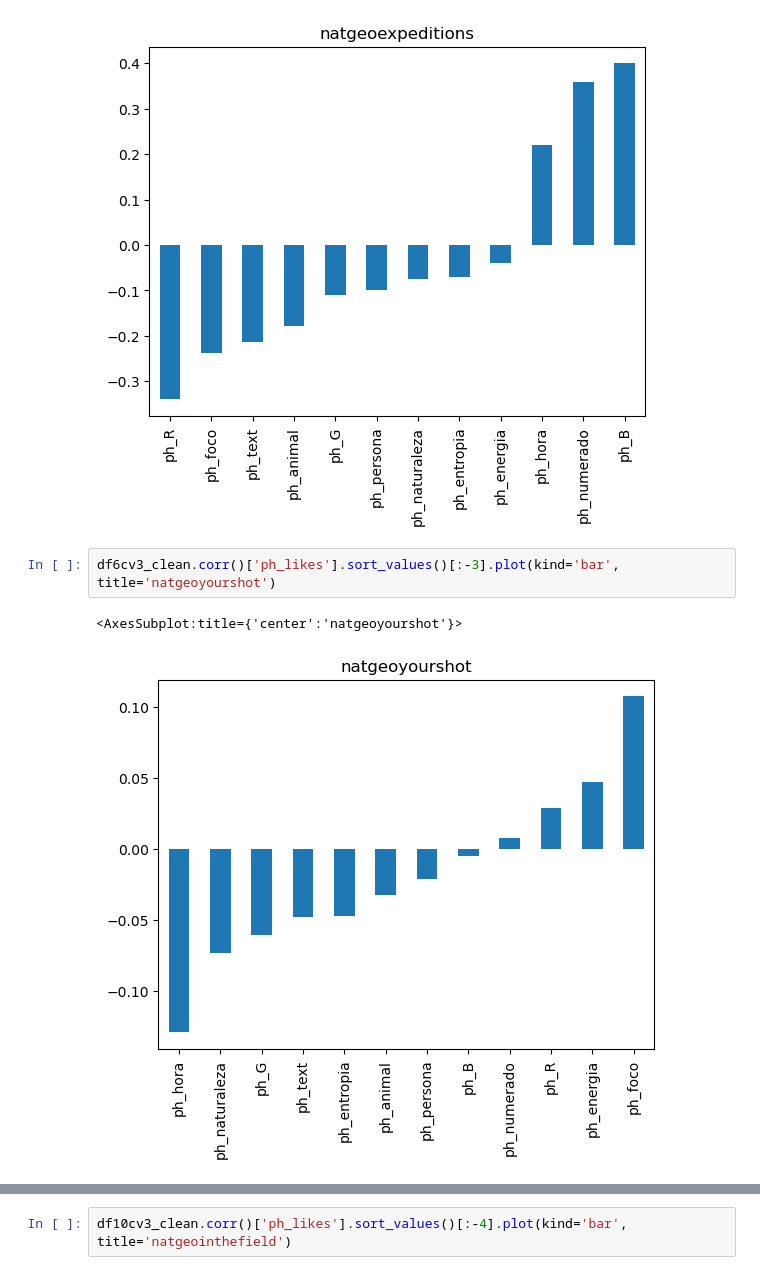
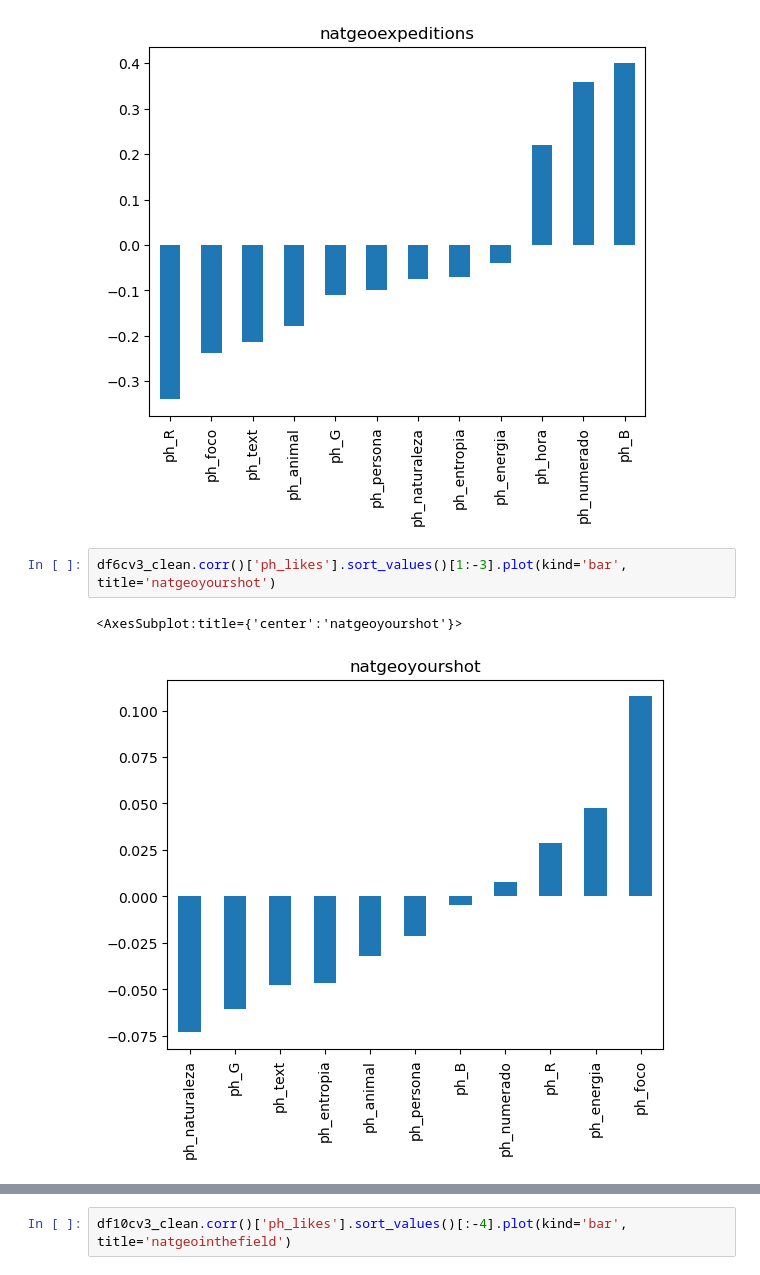
Before and after one commit to segomismo/proyecto-final-ironhack, a Jupyter notebook: src/comprobacionescvs.ipynb, the cells around one changed output, grey strips where cells are left out. Cells and saved outputs as stored; diff of their text form.

```diff
--- a/src/comprobacionescvs.ipynb
+++ b/src/comprobacionescvs.ipynb
@@ -136,8 +136,8 @@ df5cv3_clean.corr()['ph_likes'].sort_values()[:-3].plot(kind='bar', title='natge
 <AxesSubplot:title={'center':'natgeoexpeditions'}>
 [figure]
 # %%
-df6cv3_clean.corr()['ph_likes'].sort_values()[:-3].plot(kind='bar', title='natgeoyourshot')
+df6cv3_clean.corr()['ph_likes'].sort_values()[1:-3].plot(kind='bar', title='natgeoyourshot')
 # %% [output]
 <AxesSubplot:title={'center':'natgeoyourshot'}>
-[figure, old version]
+[figure, new version]
 # %%
```
Also changed, not shown: parts of 1 cell of this notebook, 1 other file.
